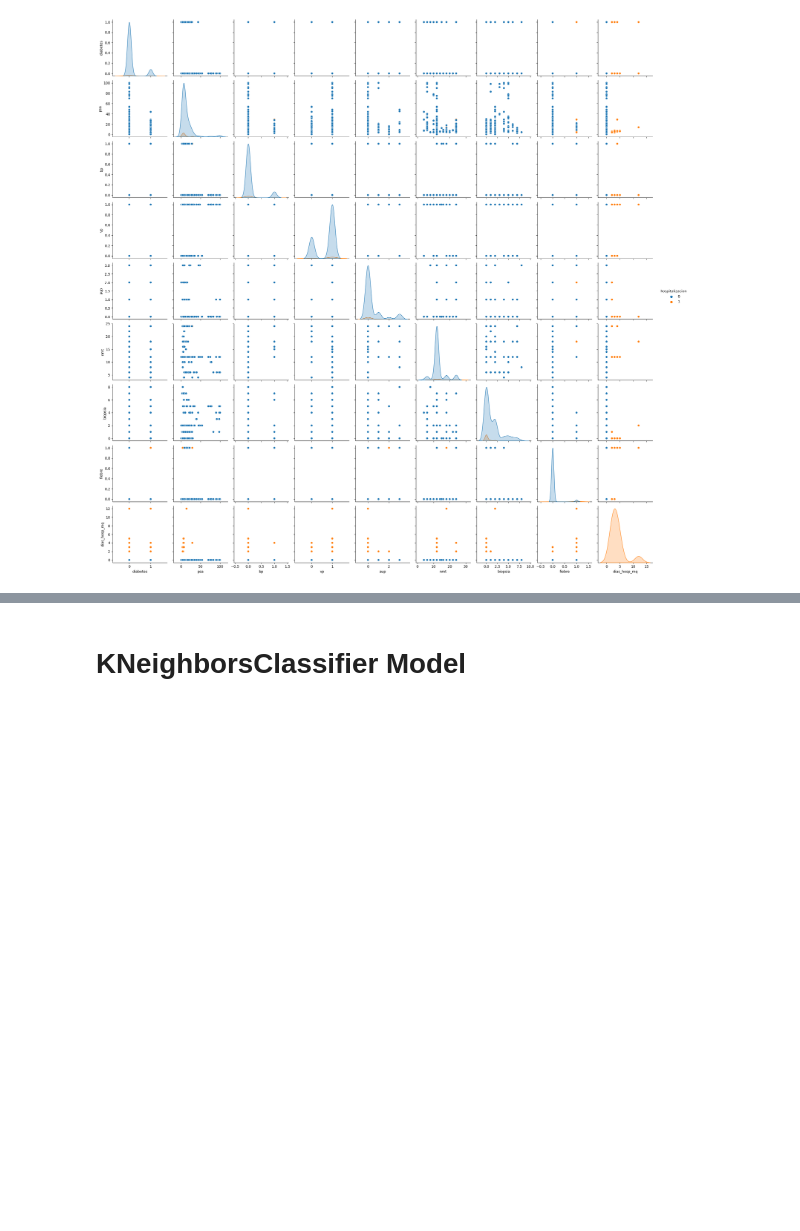
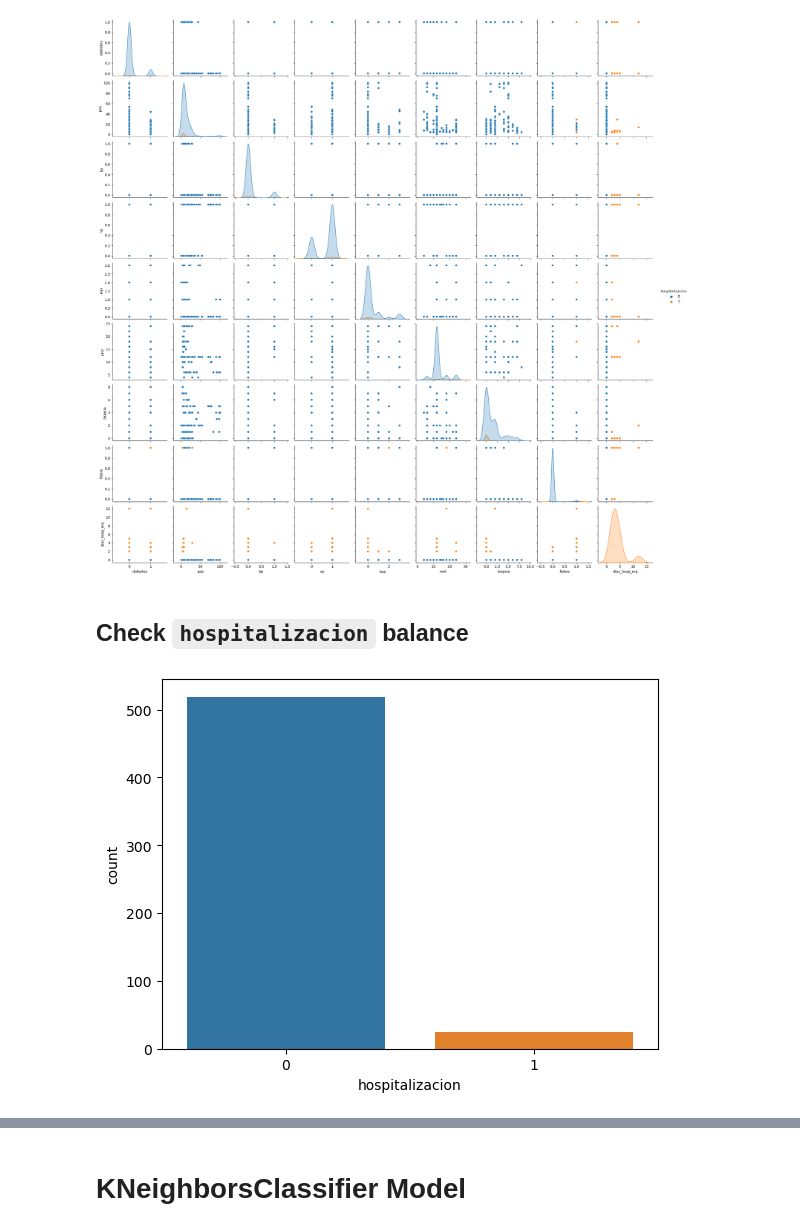
Before and after one commit to fedepacher/Hospitalization-DS, a Jupyter notebook: file.ipynb, the cells around one changed output, grey strips where cells are left out. Cells and saved outputs as stored; diff of their text form; code cells hidden in the pictures; blank space fills up the shorter version.

Commit message:
add: add output balance graph

```diff
--- a/file.ipynb
+++ b/file.ipynb
@@ -448,6 +448,13 @@ sb.pairplot(df_aux, hue = 'hospitalizacion')
 plt.show()
 # %% [output]
 [figure]
+# %% [markdown]
+## Check `hospitalizacion` balance
+# %%
+sb.countplot(x='hospitalizacion', data=df_aux)
+plt.show()
+# %% [output]
+[figure, added]
 # %%
 df_aux.describe()
 # %% [output]
```
Also changed, not shown: parts of 1 cell of this notebook.
